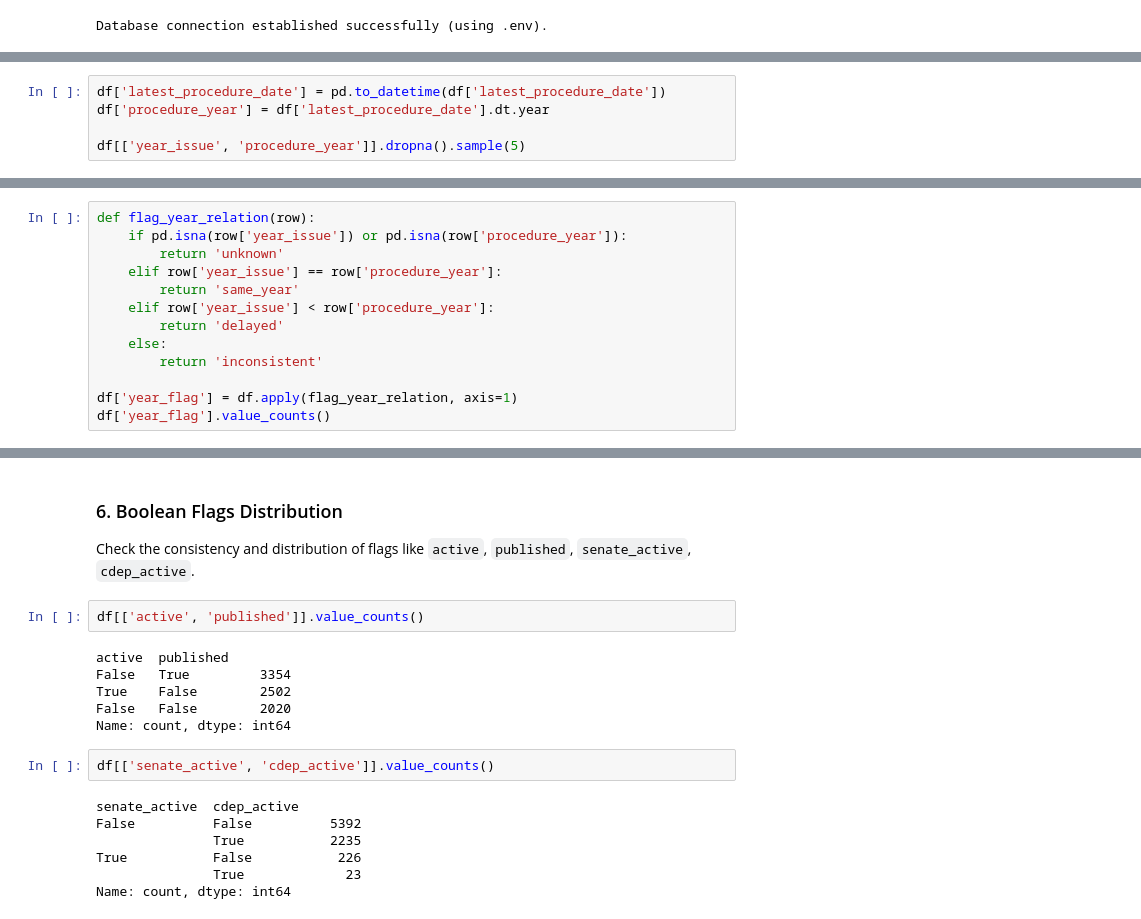
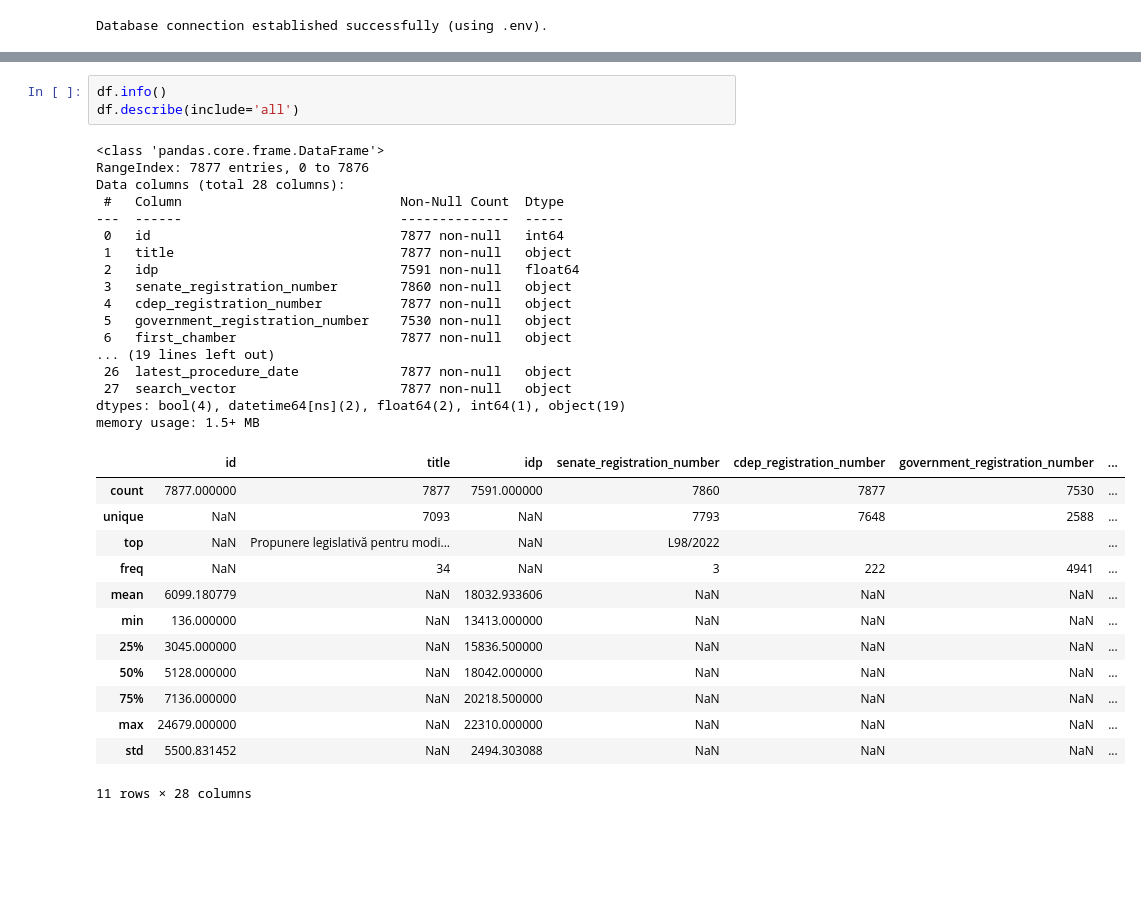
Before and after one commit to aminhaiqal/Athena, a Jupyter notebook: data_sc/notebooks/01-eda/01-data-profiling/legislative-proposal.ipynb, the cells around one changed output, grey strips where cells are left out. Drawn from its saved outputs; the diff is of its cells as text; blank space fills up the shorter version.

```diff
--- a/data_sc/notebooks/01-eda/01-data-profiling/legislative-proposal.ipynb
+++ b/data_sc/notebooks/01-eda/01-data-profiling/legislative-proposal.ipynb
@@ -85,5 +22,0 @@ Ensure the `latest_procedure_date` aligns reasonably with `year_issue`.
-# %%
-df['latest_procedure_date'] = pd.to_datetime(df['latest_procedure_date'])
-df['procedure_year'] = df['latest_procedure_date'].dt.year
-
-df[['year_issue', 'procedure_year']].dropna().sample(5)
@@ -106,13 +22,0 @@ To better understand the legislative processing time, we add a `year_flag` colum
-# %%
-def flag_year_relation(row):
-    if pd.isna(row['year_issue']) or pd.isna(row['procedure_year']):
-        return 'unknown'
-    elif row['year_issue'] == row['procedure_year']:
-        return 'same_year'
-    elif row['year_issue'] < row['procedure_year']:
-        return 'delayed'
-    else:
-        return 'inconsistent'
-
-df['year_flag'] = df.apply(flag_year_relation, axis=1)
-df['year_flag'].value_counts()
@@ -158,21 +23,34 @@ display(df_inconsistent.head())
-# %% [markdown]
-### 6. Boolean Flags Distribution
-
-Check the consistency and distribution of flags like `active`, `published`, `senate_active`, `cdep_active`.
-# %%
-df[['active', 'published']].value_counts()
-# %% [output]
-active  published
-False   True         3354
-True    False        2502
-False   False        2020
-Name: count, dtype: int64
-# %%
-df[['senate_active', 'cdep_active']].value_counts()
-# %% [output]
-senate_active  cdep_active
-False          False          5392
-               True           2235
-True           False           226
-               True             23
-Name: count, dtype: int64
+# %%
+df.info()
+df.describe(include='all')
+# %% [output]
+<class 'pandas.core.frame.DataFrame'>
+RangeIndex: 7877 entries, 0 to 7876
+Data columns (total 28 columns):
+ #   Column                            Non-Null Count  Dtype
+---  ------                            --------------  -----
+ 0   id                                7877 non-null   int64
+ 1   title                             7877 non-null   object
+ 2   idp                               7591 non-null   float64
+ 3   senate_registration_number        7860 non-null   object
+ 4   cdep_registration_number          7877 non-null   object
+ 5   government_registration_number    7530 non-null   object
+ 6   first_chamber                     7877 non-null   object
+... (19 lines left out)
+ 26  latest_procedure_date             7877 non-null   object
+ 27  search_vector                     7877 non-null   object
+dtypes: bool(4), datetime64[ns](2), float64(2), int64(1), object(19)
+memory usage: 1.5+ MB
+|  | id | title | idp | senate_registration_number | cdep_registration_number | government_registration_number | ... |
+| count | 7877.000000 | 7877 | 7591.000000 | 7860 | 7877 | 7530 | ... |
+| unique | NaN | 7093 | NaN | 7793 | 7648 | 2588 | ... |
+| top | NaN | Propunere legislativă pentru modi... | NaN | L98/2022 |  |  | ... |
+| freq | NaN | 34 | NaN | 3 | 222 | 4941 | ... |
+| mean | 6099.180779 | NaN | 18032.933606 | NaN | NaN | NaN | ... |
+| min | 136.000000 | NaN | 13413.000000 | NaN | NaN | NaN | ... |
+| 25% | 3045.000000 | NaN | 15836.500000 | NaN | NaN | NaN | ... |
+| 50% | 5128.000000 | NaN | 18042.000000 | NaN | NaN | NaN | ... |
+| 75% | 7136.000000 | NaN | 20218.500000 | NaN | NaN | NaN | ... |
+| max | 24679.000000 | NaN | 22310.000000 | NaN | NaN | NaN | ... |
+| std | 5500.831452 | NaN | 2494.303088 | NaN | NaN | NaN | ... |
+11 rows × 28 columns
```
Also changed, not shown: parts of 24 cells of this notebook.
